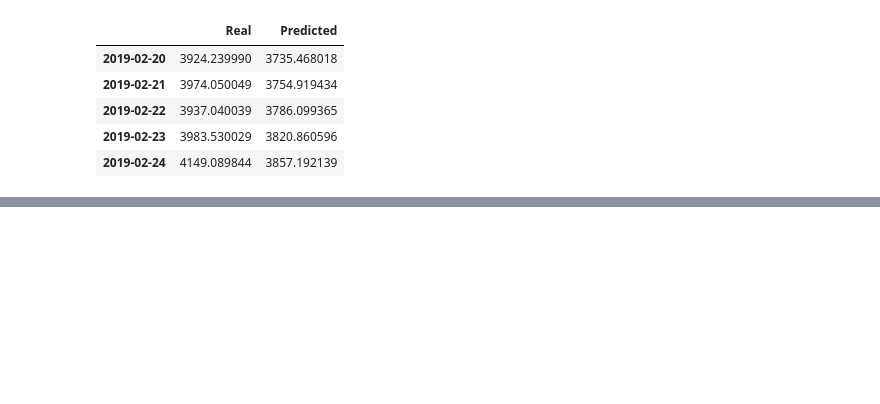
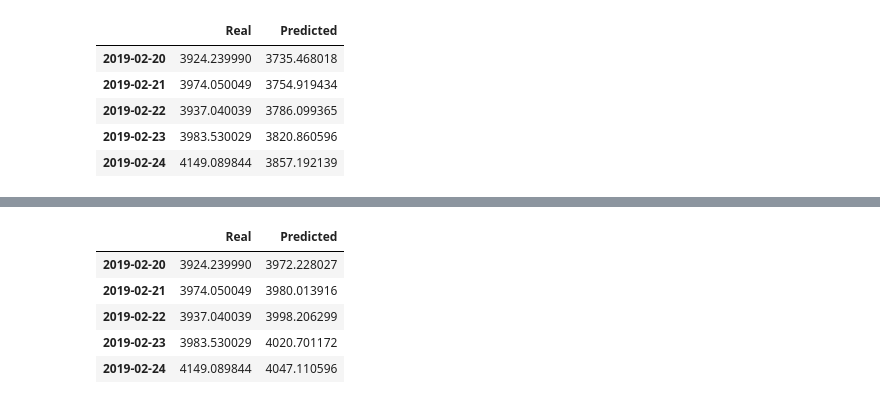
Before and after one commit to HemangLunagaria/ltsm_stockpredictor, a Jupyter notebook: lstm_stock_predictor_closing.ipynb, the cells around one changed output, grey strips where cells are left out. Drawn from its saved outputs; the diff is of its cells as text; code cells hidden in the pictures; blank space fills up the shorter version.

Commit message:
Updating the code files with multiple RNN models

```diff
--- a/lstm_stock_predictor_closing.ipynb
+++ b/lstm_stock_predictor_closing.ipynb
@@ -380,0 +429,7 @@ stocks.hvplot.line()
+# %%
+model_2.fit(X_train,
+          y_train,
+          epochs=10,
+          shuffle=False,
+          batch_size= 2,
+          verbose=1)
@@ -380,0 +458,18 @@ stocks.hvplot.line()
+# %%
+# Evaluate the model
+model_2.evaluate(X_test, y_test)
+
+# Make some predictions
+pred_2 = model_2.predict(X_test)
+
+# Recover the original prices instead of the scaled version
+predicted_prices_2 = y_test_scaler.inverse_transform(pred_2)
+
+real_prices_2 = y_test_scaler.inverse_transform(y_test.reshape(-1, 1))
+
+# Create a DataFrame of Real and Predicted values
+stocks_2 = pd.DataFrame({"Real": real_prices_2.ravel(),
+                       "Predicted": predicted_prices_2.ravel()},
+                       index = df.index[-len(real_prices_2): ])
+stocks_2.head()
+# %% [output]
@@ -380,0 +477,6 @@ stocks.hvplot.line()
+|  | Real | Predicted |
+| 2019-02-20 | 3924.239990 | 3972.228027 |
+| 2019-02-21 | 3974.050049 | 3980.013916 |
+| 2019-02-22 | 3937.040039 | 3998.206299 |
+| 2019-02-23 | 3983.530029 | 4020.701172 |
+| 2019-02-24 | 4149.089844 | 4047.110596 |
```
Also changed, not shown: parts of 18 cells of this notebook, 1 other file.
